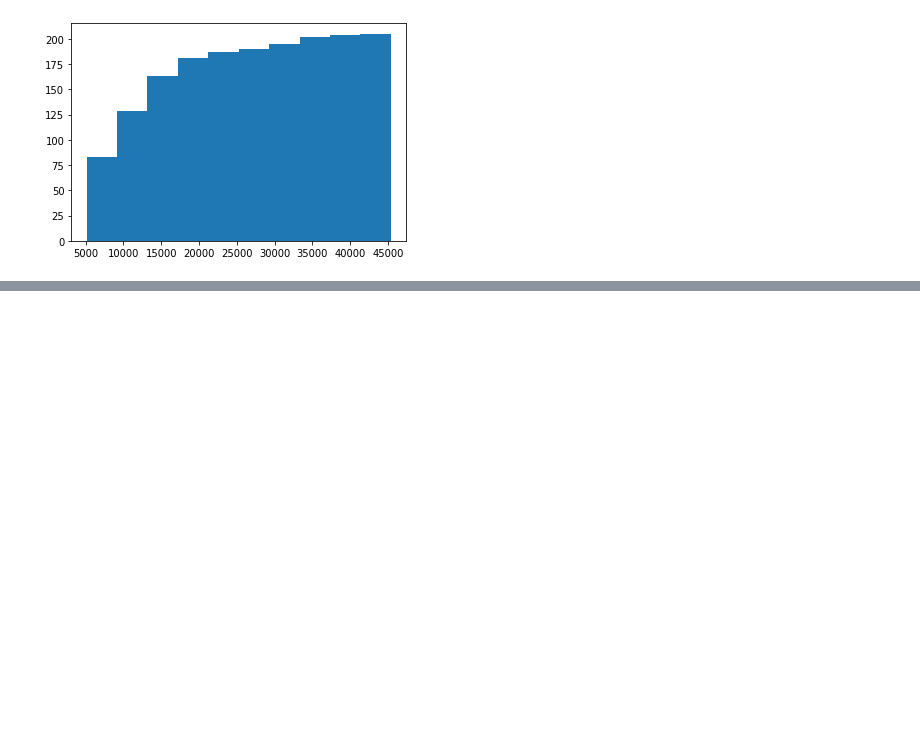
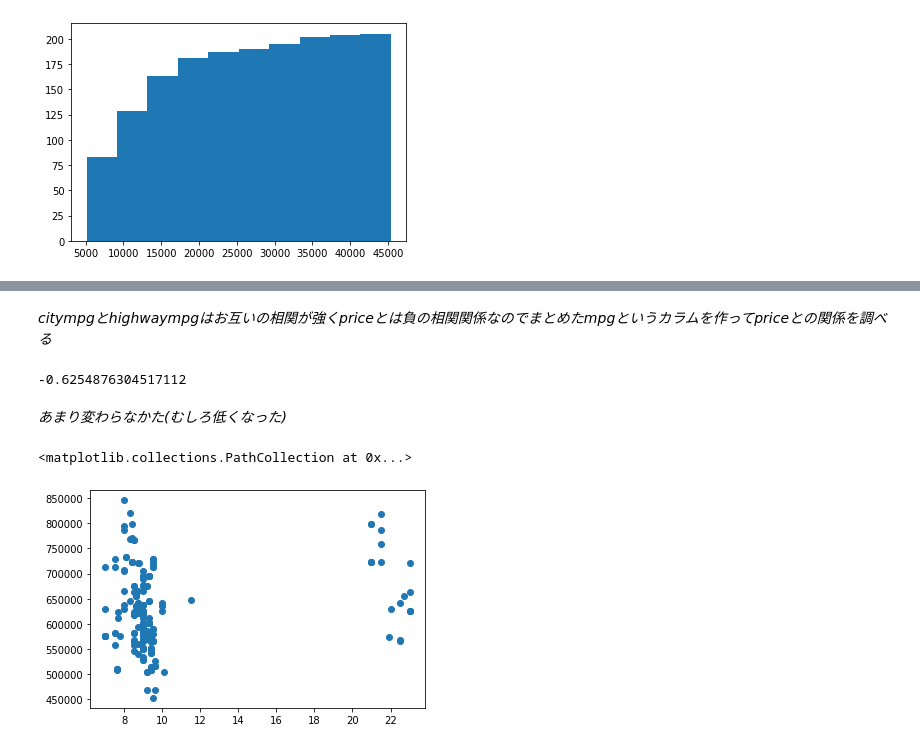
Before and after one commit to ledge-ai/intern-python-exam-kouheiohmikawa, a Jupyter notebook: Python_Basic/4_Visualization.ipynb, the cells around one changed output, grey strips where cells are left out. Drawn from its saved outputs; the diff is of its cells as text; code cells hidden in the pictures; blank space fills up the shorter version.

```diff
--- a/Python_Basic/4_Visualization.ipynb
+++ b/Python_Basic/4_Visualization.ipynb
@@ -332,0 +397,21 @@ sns.kdeplot(data1, data2,shade=True)
+# %% [markdown]
+*citympgとhighwaympgはお互いの相関が強くpriceとは負の相関関係なのでまとめたmpgというカラムを作ってpriceとの関係を調べる*
+# %%
+df["mpg"] = df["highwaympg"] * df["citympg"]
+
+mpg = df["mpg"]
+price = df["price"]
+
+mpg.corr(price)
+# %% [output]
+-0.6254876304517112
+# %% [markdown]
+*あまり変わらなかた(むしろ低くなった)*
+# %%
+x = df["compressionratio"]
+y = df["carvolume"]
+
+plt.scatter(x,y)
+# %% [output]
+<matplotlib.collections.PathCollection at 0x...>
+[figure, added]
```
Also changed, not shown: parts of 22 cells of this notebook, 1 other file.
